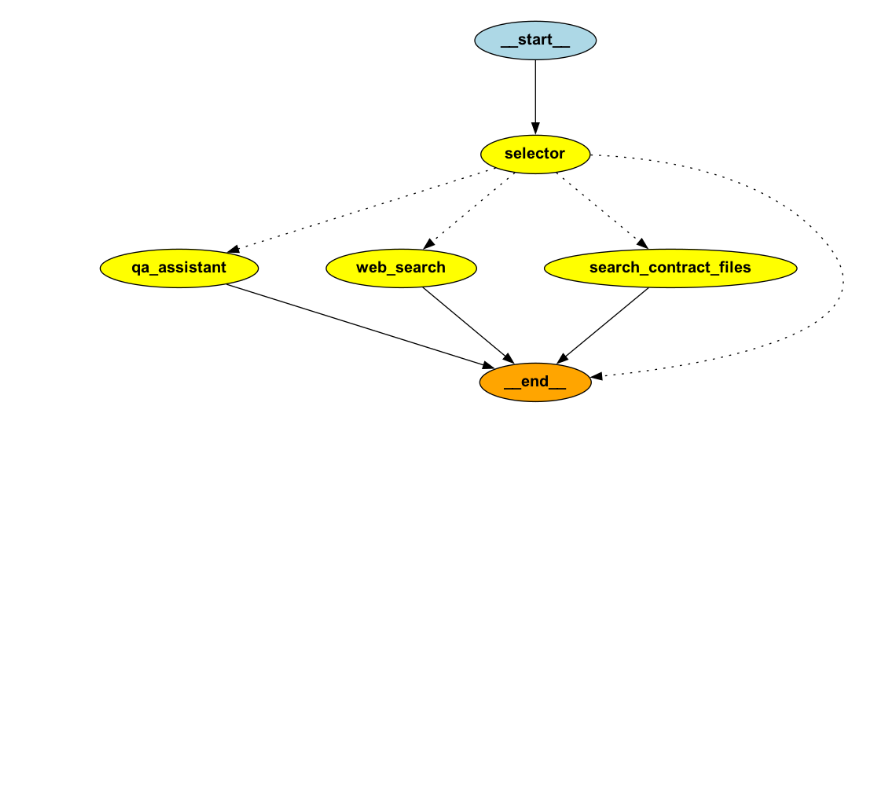
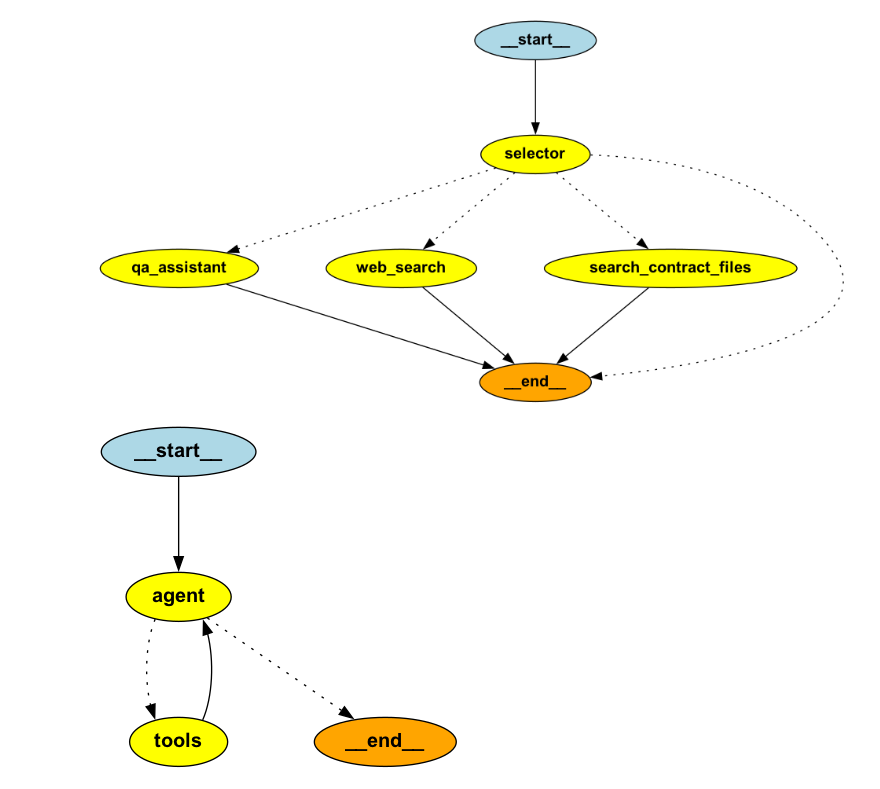
Before and after one commit to kentaojapi/legal-assistant-agent, a Jupyter notebook: export_graph.ipynb, the cells around one changed output. Drawn from its saved outputs; the diff is of its cells as text; code cells hidden in the pictures; blank space fills up the shorter version.

Commit message:
feat: reactエージェントのワークフロー図を追加.

```diff
--- a/export_graph.ipynb
+++ b/export_graph.ipynb
@@ -13,3 +13,18 @@ with open('./image/graph.png', 'wb') as f:
 Image(graph_png)
 # %% [output]
 [figure]
+# %%
+import io
+
+from IPython.display import Image
+
+from react import ReactAgent
+
+react_graph_png = ReactAgent().agent.get_graph().draw_png()
+
+with open('./image/react.png', 'wb') as f:
+    f.write(react_graph_png)
+
+Image(react_graph_png)
+# %% [output]
+[figure, added]
```
Also changed, not shown: parts of 1 cell of this notebook, 2 other files.
